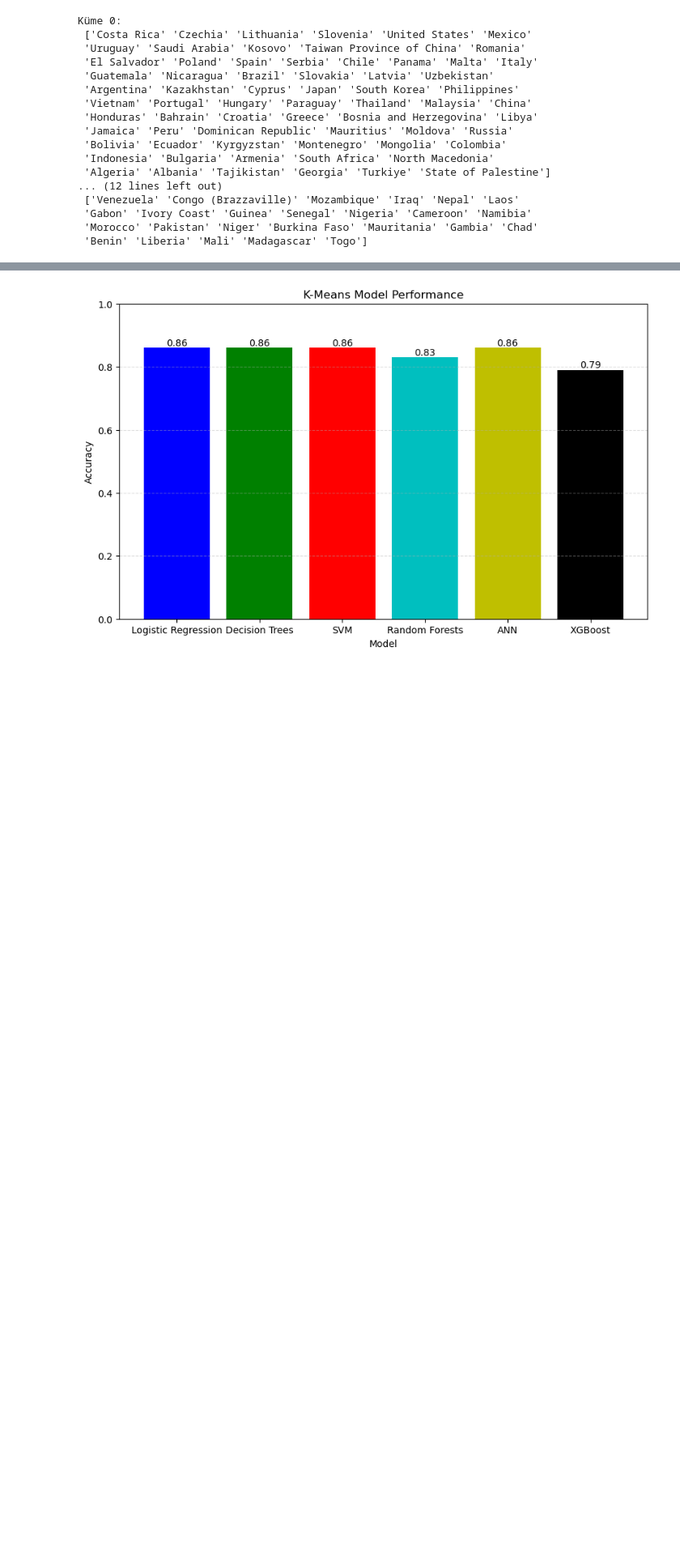
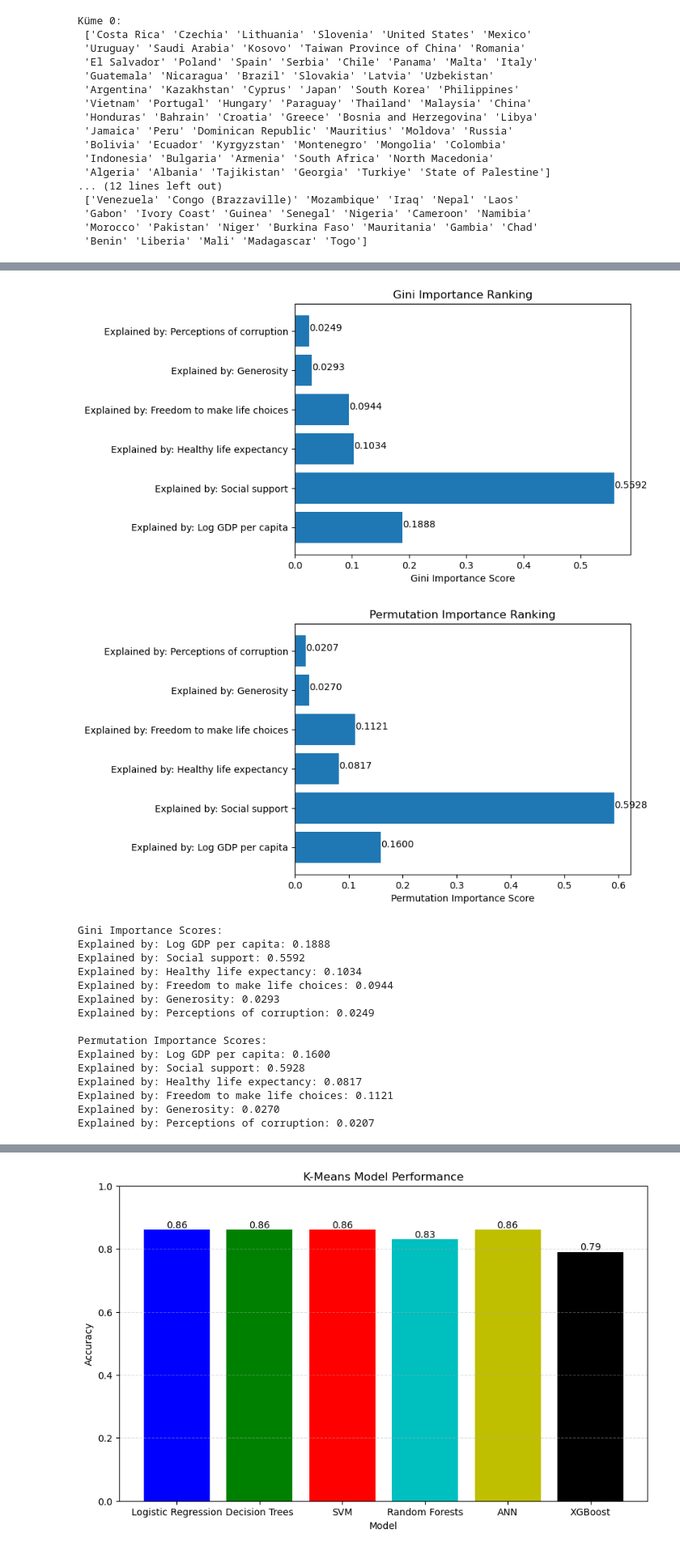
Before and after one commit to Sadullah4535/Accuracy-Comparison-of-Machine-Learning-Algorithms-on-World-Happiness-Index-Data, a Jupyter notebook: Code.ipynb, the cells around one changed output, grey strips where cells are left out. Shown at 81% size. Saved outputs shown, nothing was run; the diff lists cells and outputs as text; code cells hidden in the pictures; blank space fills up the shorter version.

```diff
--- a/Code.ipynb
+++ b/Code.ipynb
@@ -318,0 +426,75 @@ Küme 0:
+# %%
+# Gerekli kütüphaneleri yükleyin
+import pandas as pd
+from sklearn.ensemble import RandomForestRegressor
+from sklearn.inspection import permutation_importance
+import matplotlib.pyplot as plt
+
+# Veri setinizi yükleyin
+data = pd.read_csv('2024.csv')
+
+# Bağımlı ve bağımsız değişkenleri belirleyin
+X = data.drop(columns=['Country name', 'Ladder score', 'upperwhisker', 'lowerwhisker', 'Dystopia + residual'])
+y = data['Ladder score']  # Mutluluk skoru bağımlı değişken olarak alınır
+
+# Model kurulum ve eğitim
+model = RandomForestRegressor(n_estimators=100, random_state=42)
+model.fit(X, y)
+
+# Gini önemi (özelliklerin sıralanması)
+feature_importances = model.feature_importances_
+feature_names = X.columns
+
+# Permütasyon önemi
+perm_importance = permutation_importance(model, X, y, n_repeats=10, random_state=42)
+
+# Sonuçları görselleştirme
+# Gini Önem Skoru Grafiği
+plt.barh(feature_names, feature_importances)
+plt.xlabel('Gini Importance Score')
+plt.title('Gini Importance Ranking')
+
+# Etiketleri ekleyin
+for index, value in enumerate(feature_importances):
+    plt.text(value, index, f'{value:.4f}')
+
+plt.show()
+
+# Permütasyon Önem Skoru Grafiği
+perm_scores = perm_importance.importances_mean
+plt.barh(feature_names, perm_scores)
+plt.xlabel('Permutation Importance Score')
+plt.title('Permutation Importance Ranking')
+
+# Etiketleri ekleyin
+for index, value in enumerate(perm_scores):
+    plt.text(value, index, f'{value:.4f}')
+
+plt.show()
+
+# Önemli özelliklerin skorlarını yazdırmak
+print("Gini Importance Scores:")
+for feature, importance in zip(feature_names, feature_importances):
+    print(f"{feature}: {importance:.4f}")
+
+print("\nPermutation Importance Scores:")
+for feature, importance in zip(feature_names, perm_scores):
+    print(f"{feature}: {importance:.4f}")
+# %% [output]
+[figure, added]
+[figure, added]
+Gini Importance Scores:
+Explained by: Log GDP per capita: 0.1888
+Explained by: Social support: 0.5592
+Explained by: Healthy life expectancy: 0.1034
+Explained by: Freedom to make life choices: 0.0944
+Explained by: Generosity: 0.0293
+Explained by: Perceptions of corruption: 0.0249
+
+Permutation Importance Scores:
+Explained by: Log GDP per capita: 0.1600
+Explained by: Social support: 0.5928
+Explained by: Healthy life expectancy: 0.0817
+Explained by: Freedom to make life choices: 0.1121
+Explained by: Generosity: 0.0270
+Explained by: Perceptions of corruption: 0.0207
```
Also changed, not shown: parts of 8 cells of this notebook.
